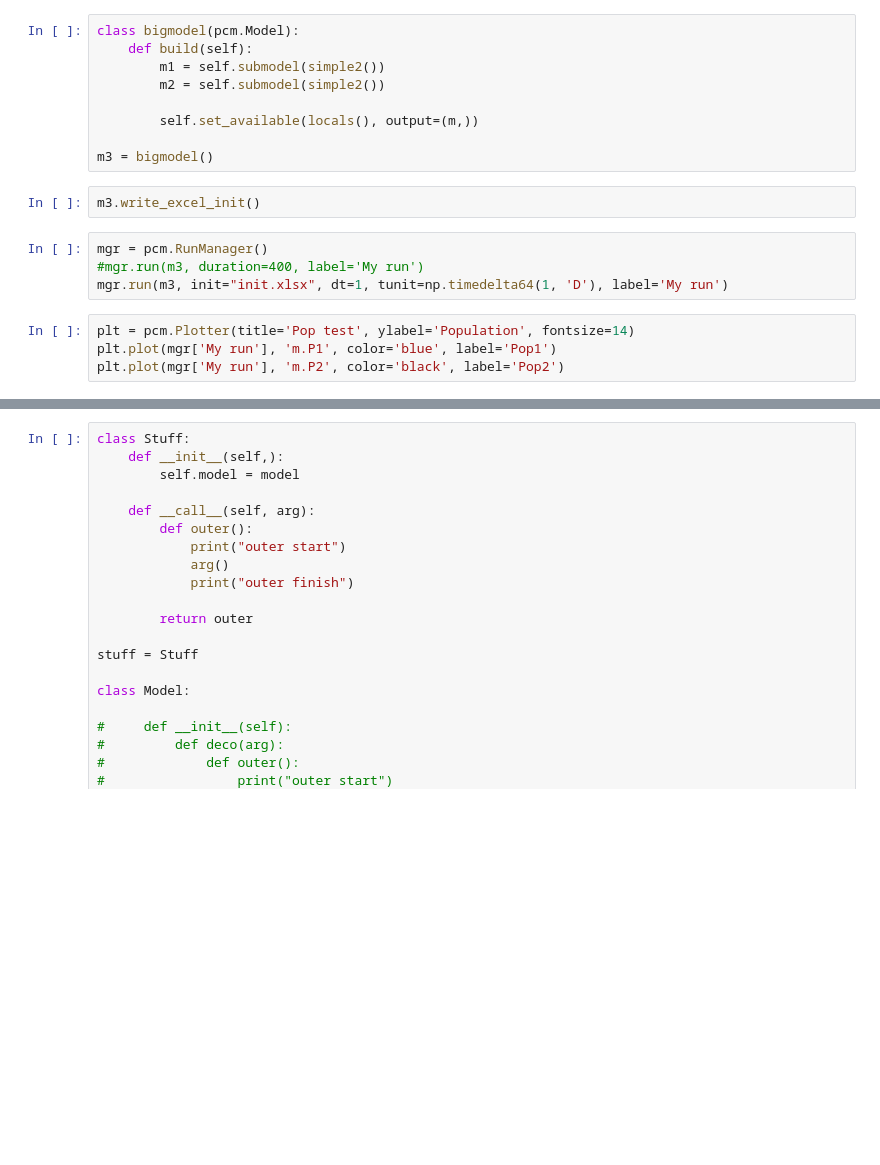
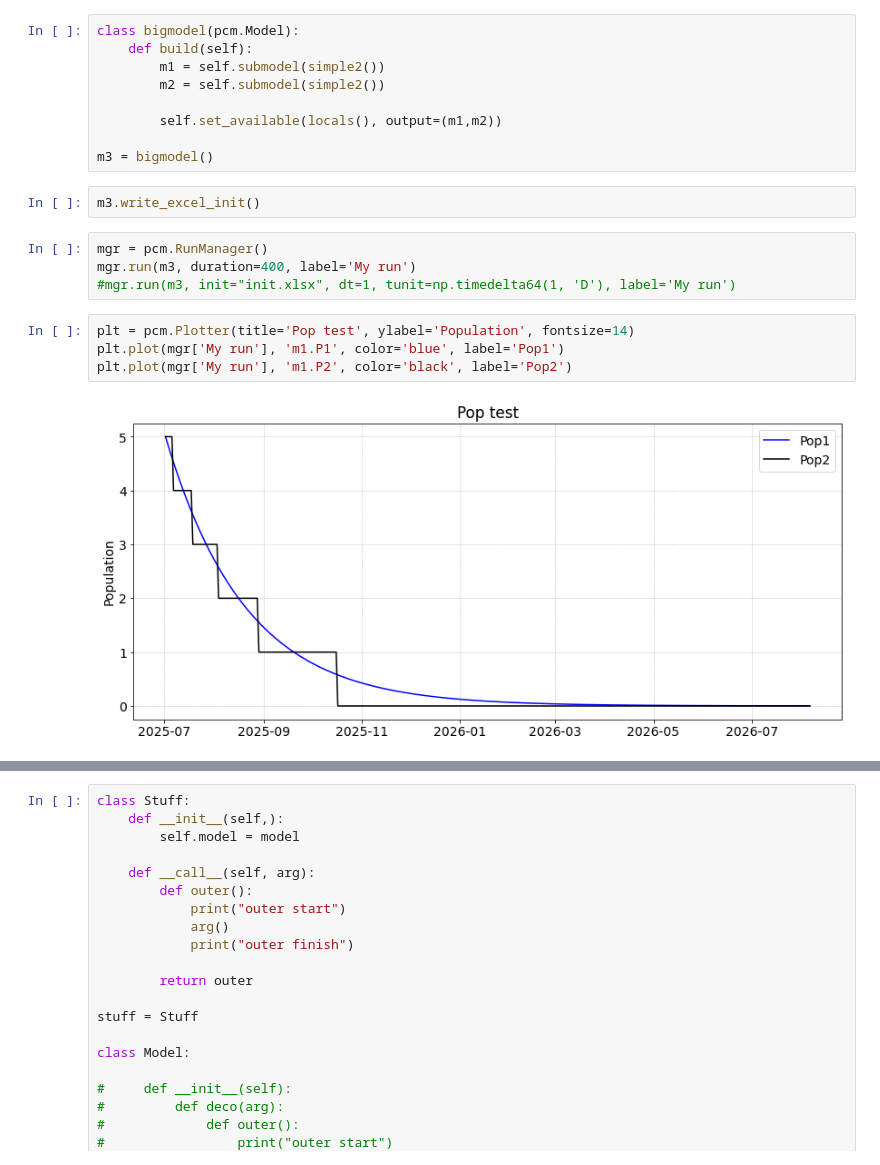
Before and after one commit to DND-DRDC-RDDC/OS_PyCoMod, a Jupyter notebook: test.ipynb, the cells around one changed output, grey strips where cells are left out. Saved outputs shown, nothing was run; the diff lists cells and outputs as text; blank space fills up the shorter version.

```diff
--- a/test.ipynb
+++ b/test.ipynb
@@ -57,16 +57,18 @@ class bigmodel(pcm.Model):
         m1 = self.submodel(simple2())
         m2 = self.submodel(simple2())
 
-        self.set_available(locals(), output=(m,))
+        self.set_available(locals(), output=(m1,m2))
 
 m3 = bigmodel()
 # %%
 m3.write_excel_init()
 # %%
 mgr = pcm.RunManager()
-#mgr.run(m3, duration=400, label='My run')
-mgr.run(m3, init="init.xlsx", dt=1, tunit=np.timedelta64(1, 'D'), label='My run')
+mgr.run(m3, duration=400, label='My run')
+#mgr.run(m3, init="init.xlsx", dt=1, tunit=np.timedelta64(1, 'D'), label='My run')
 # %%
 plt = pcm.Plotter(title='Pop test', ylabel='Population', fontsize=14)
-plt.plot(mgr['My run'], 'm.P1', color='blue', label='Pop1')
-plt.plot(mgr['My run'], 'm.P2', color='black', label='Pop2')
+plt.plot(mgr['My run'], 'm1.P1', color='blue', label='Pop1')
+plt.plot(mgr['My run'], 'm1.P2', color='black', label='Pop2')
+# %% [output]
+[figure, added]
```
Also changed, not shown: parts of 20 cells of this notebook, 4 other files.
